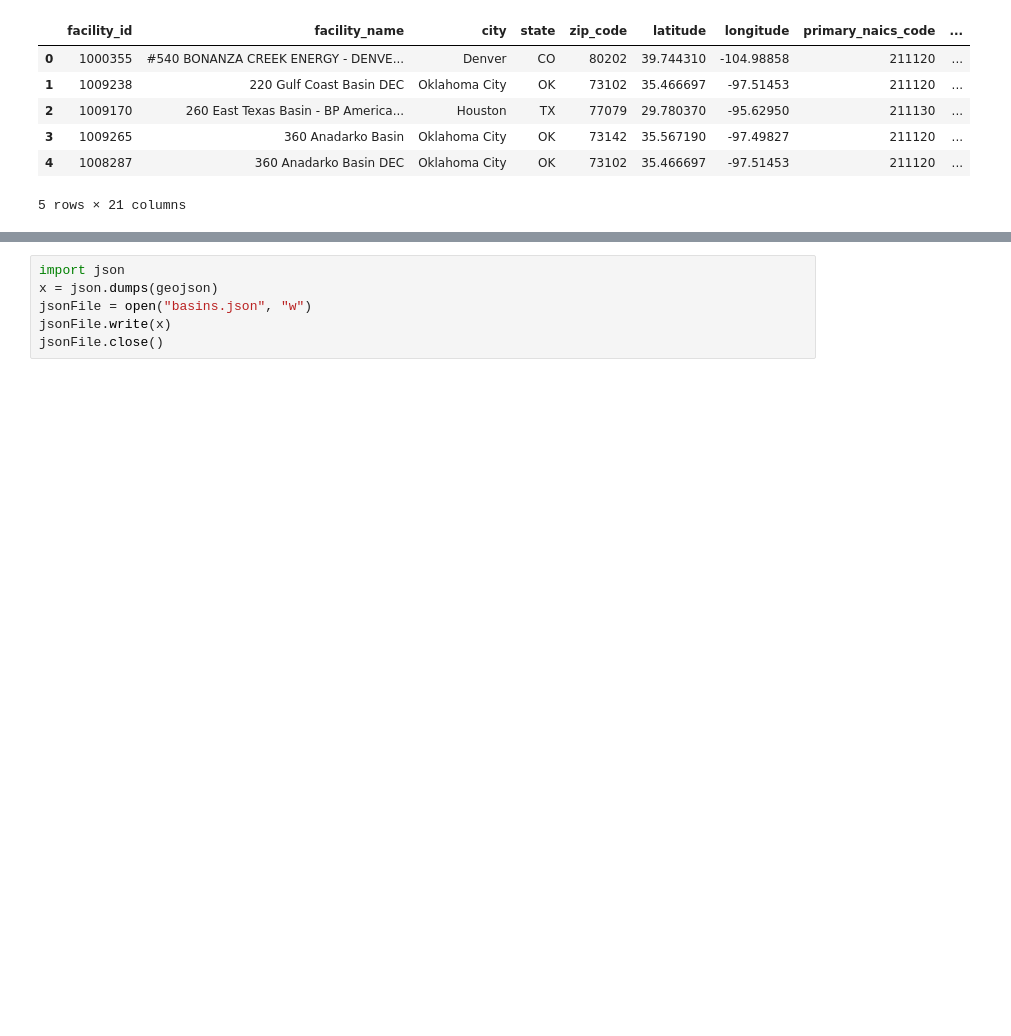
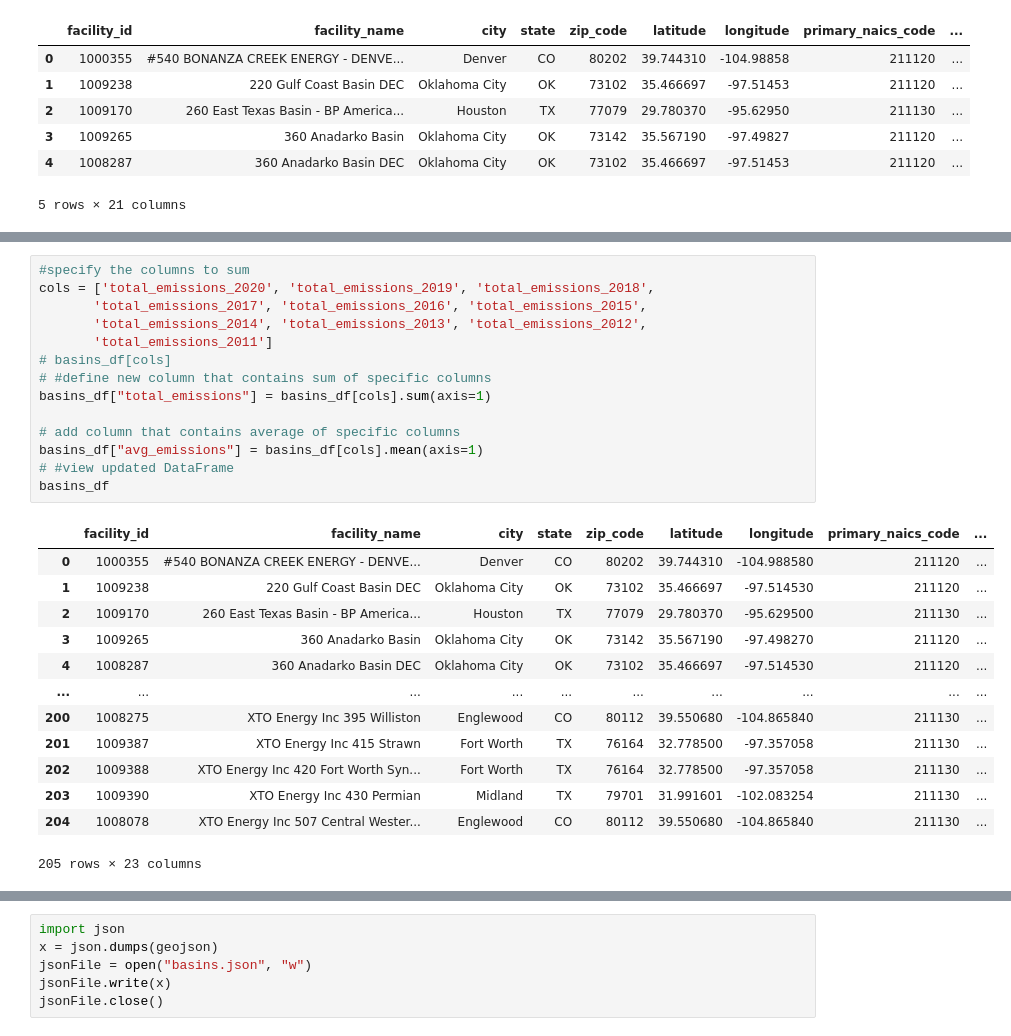
Before and after one commit to jazminyuen/GHG_emissions, a Jupyter notebook: geojson_conversion.ipynb, the cells around one changed output, grey strips where cells are left out. Drawn from its saved outputs; the diff is of its cells as text; blank space fills up the shorter version.

```diff
--- a/geojson_conversion.ipynb
+++ b/geojson_conversion.ipynb
@@ -15,0 +26,28 @@ basins_df.head()
+# %%
+#specify the columns to sum
+cols = ['total_emissions_2020', 'total_emissions_2019', 'total_emissions_2018',
+       'total_emissions_2017', 'total_emissions_2016', 'total_emissions_2015',
+       'total_emissions_2014', 'total_emissions_2013', 'total_emissions_2012',
+       'total_emissions_2011']
+# basins_df[cols]
+# #define new column that contains sum of specific columns
+basins_df["total_emissions"] = basins_df[cols].sum(axis=1)
+
+# add column that contains average of specific columns
+basins_df["avg_emissions"] = basins_df[cols].mean(axis=1)
+# #view updated DataFrame
+basins_df
+# %% [output]
+|  | facility_id | facility_name | city | state | zip_code | latitude | longitude | primary_naics_code | ... |
+| 0 | 1000355 | #540 BONANZA CREEK ENERGY - DENVE... | Denver | CO | 80202 | 39.744310 | -104.988580 | 211120 | ... |
+| 1 | 1009238 | 220 Gulf Coast Basin DEC | Oklahoma City | OK | 73102 | 35.466697 | -97.514530 | 211120 | ... |
+| 2 | 1009170 | 260 East Texas Basin - BP America... | Houston | TX | 77079 | 29.780370 | -95.629500 | 211130 | ... |
+| 3 | 1009265 | 360 Anadarko Basin | Oklahoma City | OK | 73142 | 35.567190 | -97.498270 | 211120 | ... |
+| 4 | 1008287 | 360 Anadarko Basin DEC | Oklahoma City | OK | 73102 | 35.466697 | -97.514530 | 211120 | ... |
+| ... | ... | ... | ... | ... | ... | ... | ... | ... | ... |
+| 200 | 1008275 | XTO Energy Inc 395 Williston | Englewood | CO | 80112 | 39.550680 | -104.865840 | 211130 | ... |
+| 201 | 1009387 | XTO Energy Inc 415 Strawn | Fort Worth | TX | 76164 | 32.778500 | -97.357058 | 211130 | ... |
+| 202 | 1009388 | XTO Energy Inc 420 Fort Worth Syn... | Fort Worth | TX | 76164 | 32.778500 | -97.357058 | 211130 | ... |
+| 203 | 1009390 | XTO Energy Inc 430 Permian | Midland | TX | 79701 | 31.991601 | -102.083254 | 211130 | ... |
+| 204 | 1008078 | XTO Energy Inc 507 Central Wester... | Englewood | CO | 80112 | 39.550680 | -104.865840 | 211130 | ... |
+205 rows × 23 columns
```
Also changed, not shown: parts of 4 cells of this notebook, 11 other files.
